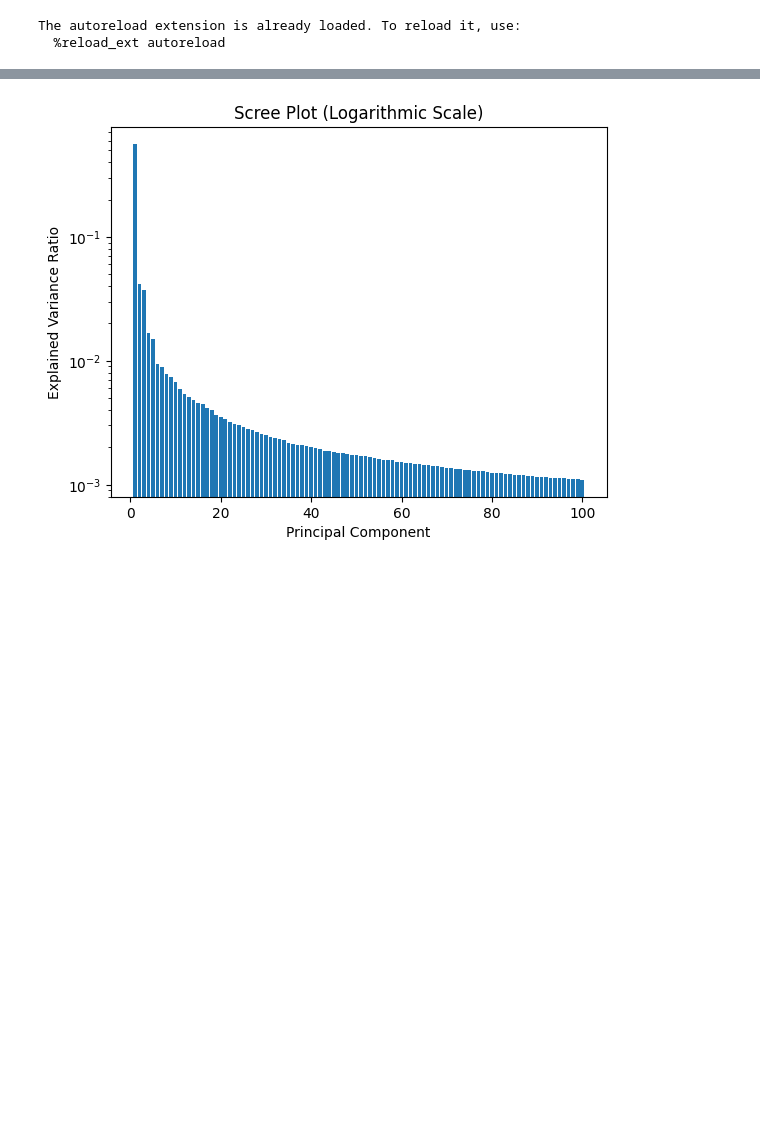
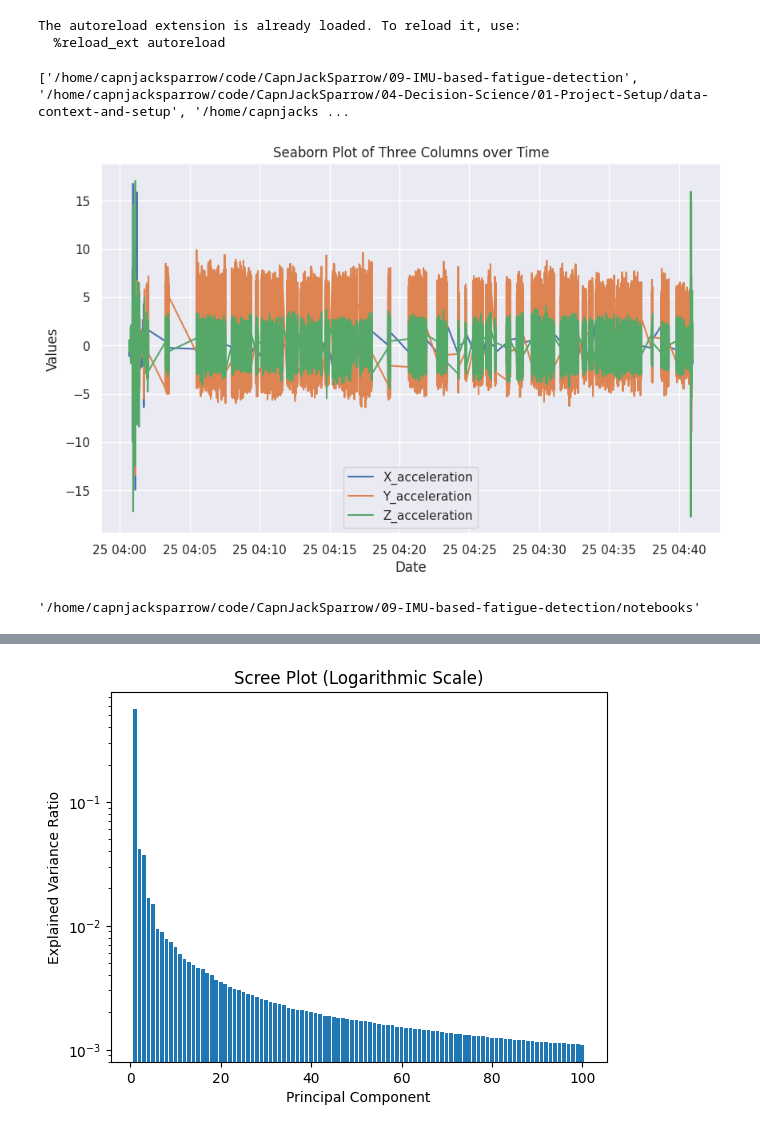
Before and after one commit to CapnJackSparrow/09-IMU-based-fatigue-detection, a Jupyter notebook: notebooks/Traian_exploration.ipynb, the cells around one changed output, grey strips where cells are left out. Cells and saved outputs as stored; diff of their text form; code cells hidden in the pictures; blank space fills up the shorter version.

```diff
--- a/notebooks/Traian_exploration.ipynb
+++ b/notebooks/Traian_exploration.ipynb
@@ -28,3 +31,7 @@ from tensorflow.keras.layers import Conv1D, Conv2D, MaxPooling2D, MaxPooling1D,
 # %% [output]
 The autoreload extension is already loaded. To reload it, use:
   %reload_ext autoreload
+# %%
+print(sys.path)
+# %% [output]
+['/home/capnjacksparrow/code/CapnJackSparrow/09-IMU-based-fatigue-detection', '/home/capnjacksparrow/code/CapnJackSparrow/04-Decision-Science/01-Project-Setup/data-context-and-setup', '/home/capnjacks ...
@@ -30,0 +115,18 @@ The autoreload extension is already loaded. To reload it, use:
+# %%
+import matplotlib.pyplot as plt
+# Set Seaborn style (optional)
+sns.set(style='darkgrid')
+
+# Create a line plot using Seaborn
+plt.figure(figsize=(10, 6))
+sns.lineplot(data=test_data, dashes=False)
+plt.title('Seaborn Plot of Three Columns over Time')
+plt.xlabel('Date')
+plt.ylabel('Values')
+plt.show()
+# %% [output]
+[figure, added]
+# %%
+os.getcwd()
+# %% [output]
+'/home/capnjacksparrow/code/CapnJackSparrow/09-IMU-based-fatigue-detection/notebooks'
```
Also changed, not shown: parts of 7 cells of this notebook.
